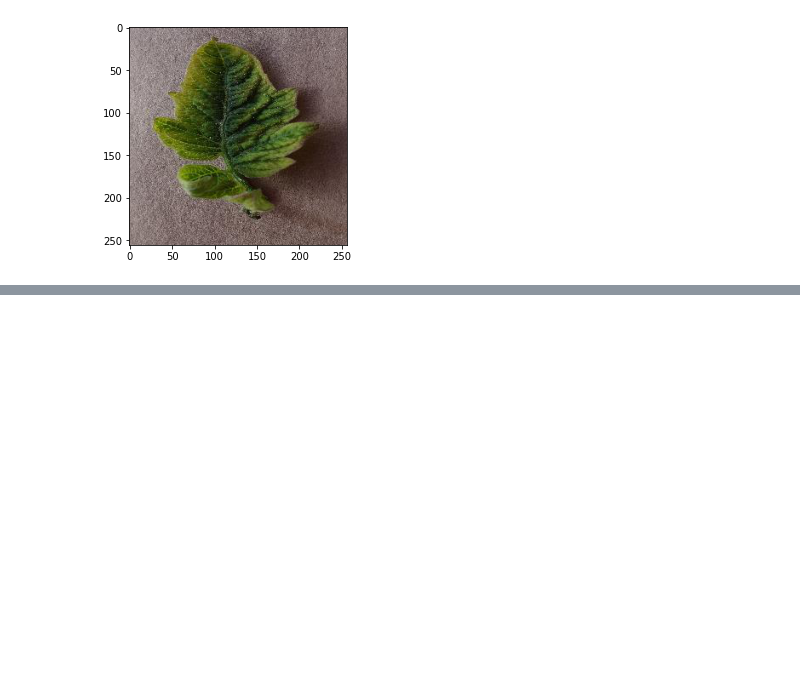
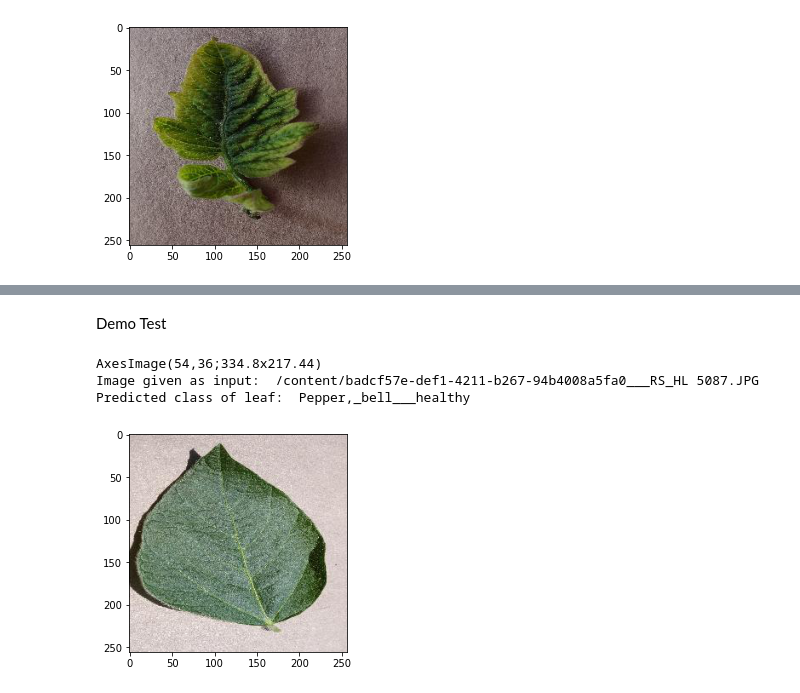
Before and after one commit to Roshni-Bala/Crop-Disease-Detection-NIC_AP, a Jupyter notebook: plant_diseases_identification.ipynb, the cells around one changed output, grey strips where cells are left out. Saved outputs shown, nothing was run; the diff lists cells and outputs as text; code cells hidden in the pictures; blank space fills up the shorter version.

```diff
--- a/plant_diseases_identification.ipynb
+++ b/plant_diseases_identification.ipynb
@@ -353,0 +357,9 @@ Predicted class of leaf:  Potato___Early_blight
+# %% [markdown]
+Demo Test
+# %%
+predfunc("/content/badcf57e-def1-4211-b267-94b4008a5fa0___RS_HL 5087.JPG")
+# %% [output]
+AxesImage(54,36;334.8x217.44)
+Image given as input:  /content/badcf57e-def1-4211-b267-94b4008a5fa0___RS_HL 5087.JPG
+Predicted class of leaf:  Pepper,_bell___healthy
+[figure, added]
```
Also changed, not shown: parts of 12 cells of this notebook.
